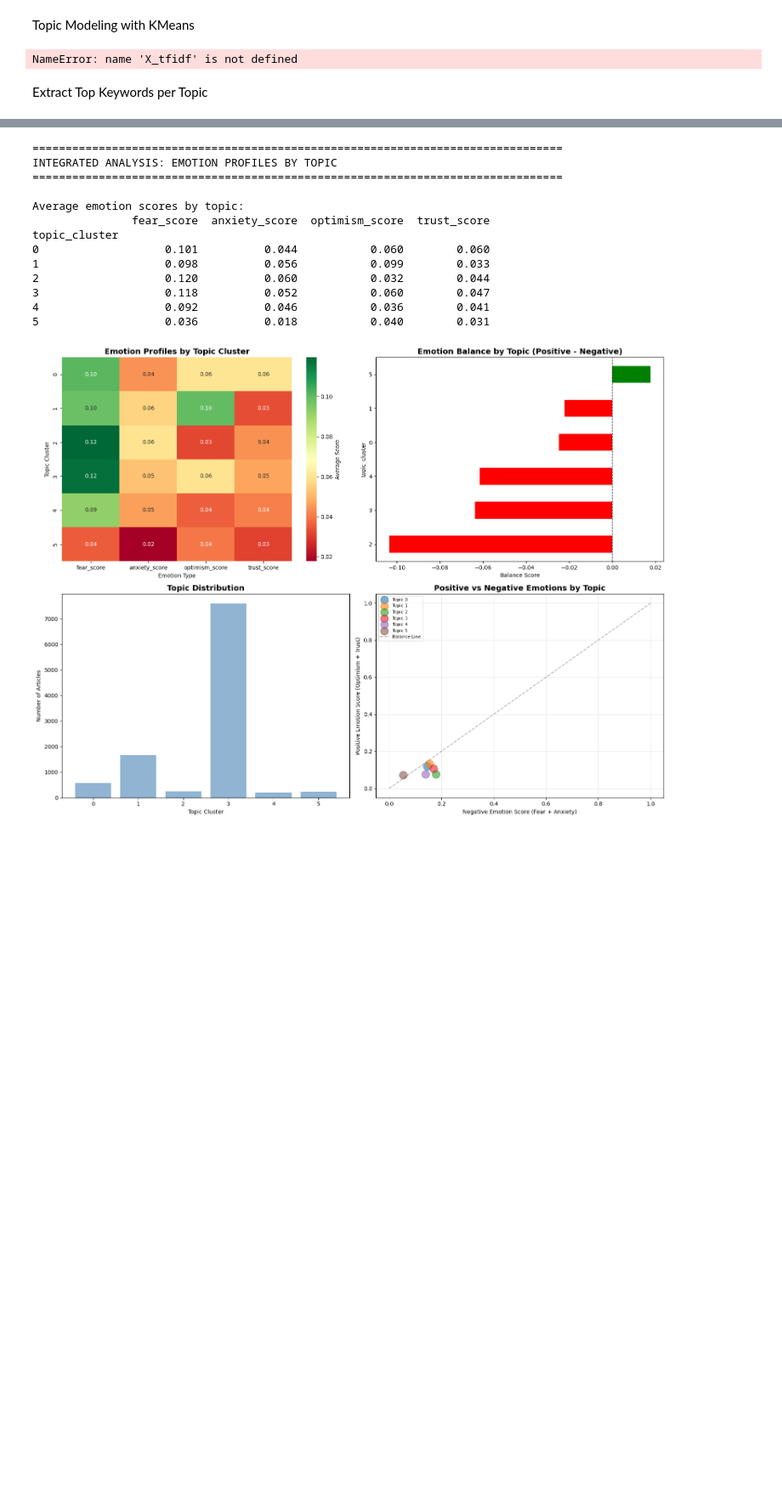
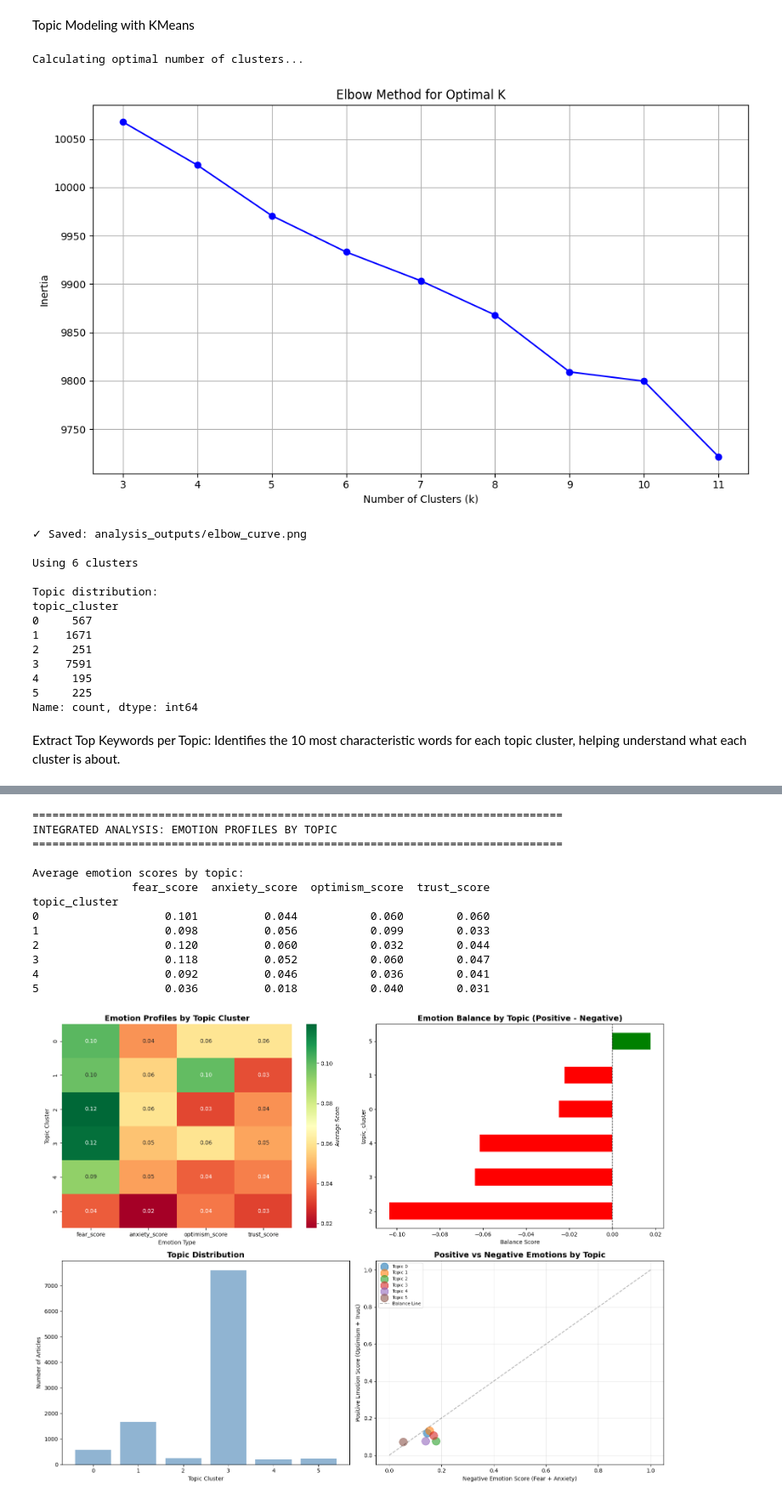
Before and after one commit to mish841/RAISE-26-Data-Science-AI-Competition-Submission, a Jupyter notebook: data_science_ai.ipynb, the cells around one changed output, grey strips where cells are left out. Shown at 85% size. Saved outputs shown, nothing was run; the diff lists cells and outputs as text; code cells hidden in the pictures; blank space fills up the shorter version.

```diff
--- a/data_science_ai.ipynb
+++ b/data_science_ai.ipynb
@@ -393,48 +367,54 @@ Total features extracted: 1000
 Topic Modeling with KMeans
 # %%
 
+
 inertias = []
-for k in range(3, 12):
+K_range = range(3, 12)
+
+print("\nCalculating optimal number of clusters...")
+for k in K_range:
     kmeans_temp = KMeans(n_clusters=k, random_state=42, n_init=10)
     kmeans_temp.fit(X_tfidf)
     inertias.append(kmeans_temp.inertia_)
 
+# Plot elbow curve
+plt.figure(figsize=(10, 6))
 plt.plot(K_range, inertias, 'bo-')
+plt.xlabel('Number of Clusters (k)')
+plt.ylabel('Inertia')
+plt.title('Elbow Method for Optimal K')
+plt.grid(True)
+plt.tight_layout()
+plt.savefig(f'{OUTPUT_DIR}/elbow_curve.png', dpi=300, bbox_inches='tight')
+plt.show()
+print(f"✓ Saved: {OUTPUT_DIR}/elbow_curve.png")
 
+# Use 6 clusters (you can adjust based on elbow curve)
+n_clusters = 6
+kmeans = KMeans(n_clusters=n_clusters, random_state=42, n_init=10)
+df['topic_cluster'] = kmeans.fit_predict(X_tfidf)
 
-# inertias = []
-# K_range = range(3, 12)
-
-# print("\nCalculating optimal number of clusters...")
-# for k in K_range:
-#     kmeans_temp = KMeans(n_clusters=k, random_state=42, n_init=10)
-#     kmeans_temp.fit(X_tfidf)
-#     inertias.append(kmeans_temp.inertia_)
-
-# # Plot elbow curve
-# plt.figure(figsize=(10, 6))
-# plt.plot(K_range, inertias, 'bo-')
-# plt.xlabel('Number of Clusters (k)')
-# plt.ylabel('Inertia')
-# plt.title('Elbow Method for Optimal K')
-# plt.grid(True)
-# plt.tight_layout()
-# plt.savefig(f'{OUTPUT_DIR}/elbow_curve.png', dpi=300, bbox_inches='tight')
-# plt.show()
-# print(f"✓ Saved: {OUTPUT_DIR}/elbow_curve.png")
-
-# # Use 6 clusters (you can adjust based on elbow curve)
-# n_clusters = 6
-# kmeans = KMeans(n_clusters=n_clusters, random_state=42, n_init=10)
-# df['topic_cluster'] = kmeans.fit_predict(X_tfidf)
-
-# print(f"\nUsing {n_clusters} clusters")
-# print(f"\nTopic distribution:")
-# print(df['topic_cluster'].value_counts().sort_index())
+print(f"\nUsing {n_clusters} clusters")
+print(f"\nTopic distribution:")
+print(df['topic_cluster'].value_counts().sort_index())
 # %% [output]
-NameError: name 'X_tfidf' is not defined
+Calculating optimal number of clusters...
+[figure, added]
+✓ Saved: analysis_outputs/elbow_curve.png
+
+Using 6 clusters
+
+Topic distribution:
+topic_cluster
+0     567
+1    1671
+2     251
+3    7591
+4     195
+5     225
+Name: count, dtype: int64
-# %% [markdown]
-Extract Top Keywords per Topic
+# %% [markdown]
+Extract Top Keywords per Topic: Identifies the 10 most characteristic words for each topic cluster, helping understand what each cluster is about.
 # %%
 print("\n" + "=" * 80)
 print("TOPIC CHARACTERIZATION - TOP KEYWORDS")
```
Also changed, not shown: parts of 14 cells of this notebook.
